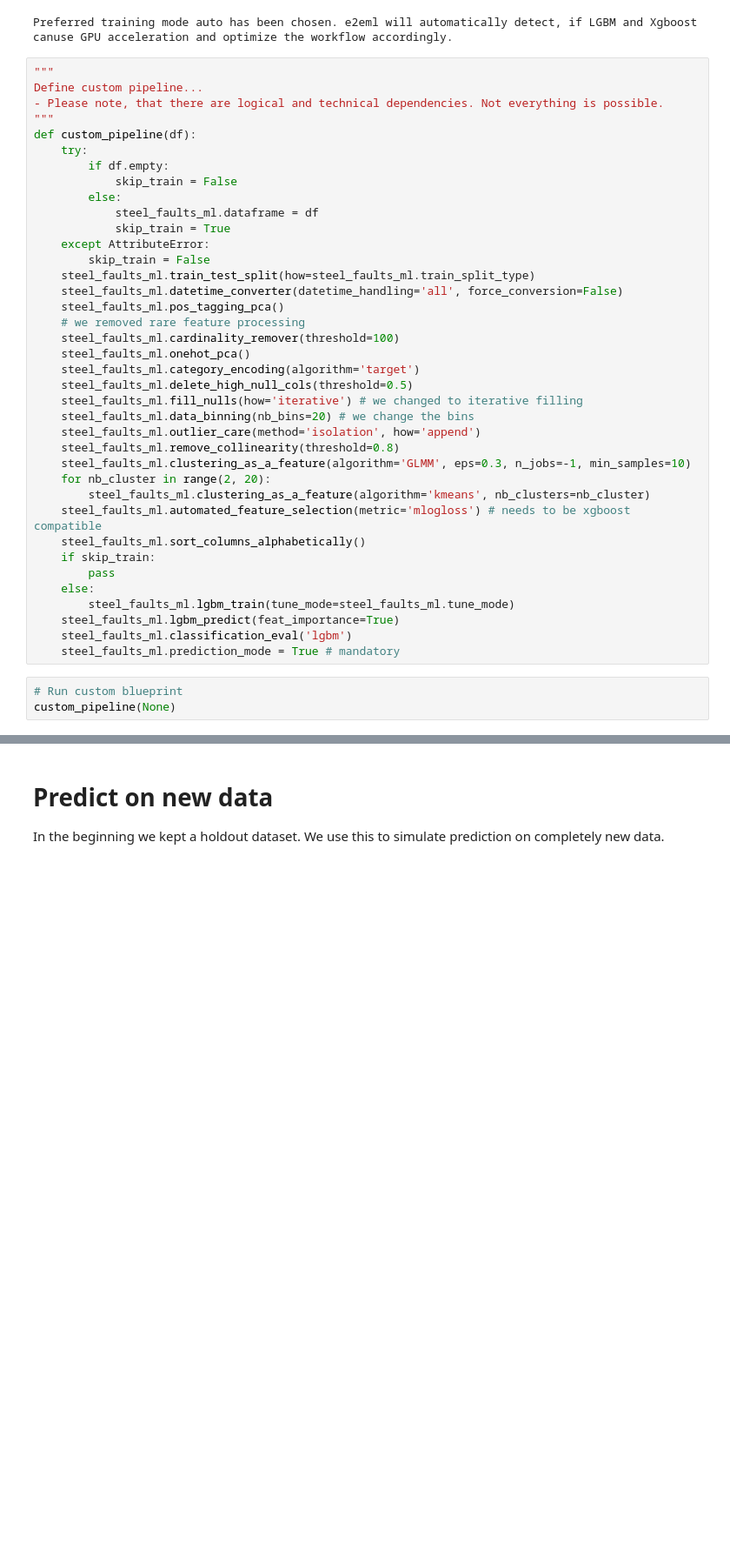
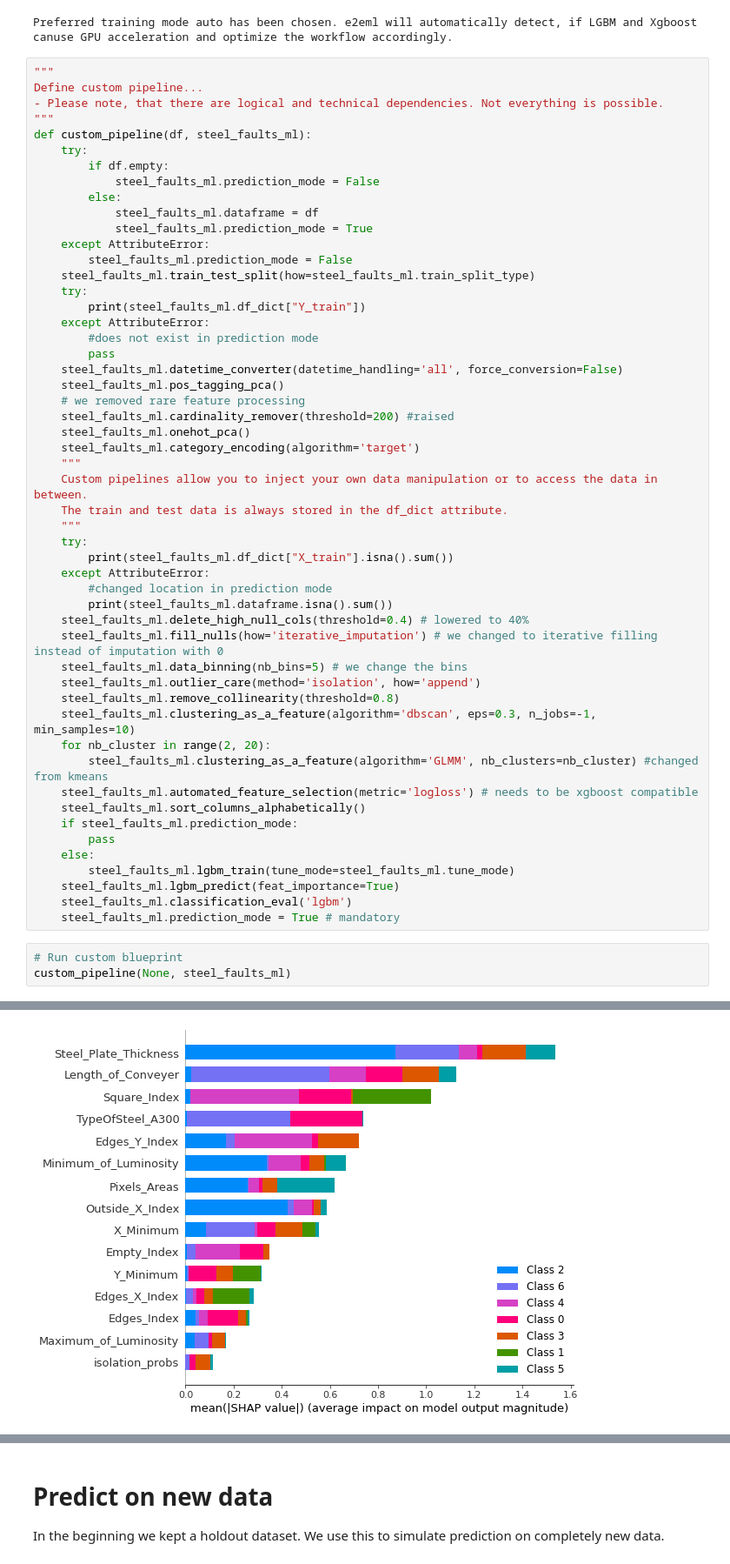
Before and after one commit to ThomasMeissnerDS/e2e_ml, a Jupyter notebook: Example notebooks/Steel plate fault (multiclass classification)/Steel plate faults multiclass classification with custom pipeline .ipynb, the cells around one changed output, grey strips where cells are left out. Shown: that part at 87% size. Cells and saved outputs as stored; diff of their text form; blank space fills up the shorter version.

Commit message:
Removed skip_train parameter in blueprints, added multiclass example notebook

```diff
--- a/Example notebooks/Steel plate fault (multiclass classification)/Steel plate faults multiclass classification with custom pipeline .ipynb
+++ b/Example notebooks/Steel plate fault (multiclass classification)/Steel plate faults multiclass classification with custom pipeline .ipynb
@@ -84,33 +91,47 @@ Preferred training mode auto has been chosen. e2eml will automatically detect, i
 Define custom pipeline...
 - Please note, that there are logical and technical dependencies. Not everything is possible.
 """
-def custom_pipeline(df):
+def custom_pipeline(df, steel_faults_ml):
     try:
         if df.empty:
-            skip_train = False
+            steel_faults_ml.prediction_mode = False
         else:
             steel_faults_ml.dataframe = df
-            skip_train = True
+            steel_faults_ml.prediction_mode = True
     except AttributeError:
-        skip_train = False
+        steel_faults_ml.prediction_mode = False
     steel_faults_ml.train_test_split(how=steel_faults_ml.train_split_type)
+    try:
+        print(steel_faults_ml.df_dict["Y_train"])
+    except AttributeError:
+        #does not exist in prediction mode
+        pass
     steel_faults_ml.datetime_converter(datetime_handling='all', force_conversion=False)
     steel_faults_ml.pos_tagging_pca()
     # we removed rare feature processing
-    steel_faults_ml.cardinality_remover(threshold=100)
+    steel_faults_ml.cardinality_remover(threshold=200) #raised
     steel_faults_ml.onehot_pca()
     steel_faults_ml.category_encoding(algorithm='target')
-    steel_faults_ml.delete_high_null_cols(threshold=0.5)
-    steel_faults_ml.fill_nulls(how='iterative') # we changed to iterative filling
-    steel_faults_ml.data_binning(nb_bins=20) # we change the bins
+    """
+    Custom pipelines allow you to inject your own data manipulation or to access the data in between.
+    The train and test data is always stored in the df_dict attribute.
+    """
+    try:
+        print(steel_faults_ml.df_dict["X_train"].isna().sum())
+    except AttributeError:
+        #changed location in prediction mode
+        print(steel_faults_ml.dataframe.isna().sum())
+    steel_faults_ml.delete_high_null_cols(threshold=0.4) # lowered to 40%
+    steel_faults_ml.fill_nulls(how='iterative_imputation') # we changed to iterative filling instead of imputation with 0
+    steel_faults_ml.data_binning(nb_bins=5) # we change the bins
     steel_faults_ml.outlier_care(method='isolation', how='append')
     steel_faults_ml.remove_collinearity(threshold=0.8)
-    steel_faults_ml.clustering_as_a_feature(algorithm='GLMM', eps=0.3, n_jobs=-1, min_samples=10)
+    steel_faults_ml.clustering_as_a_feature(algorithm='dbscan', eps=0.3, n_jobs=-1, min_samples=10)
     for nb_cluster in range(2, 20):
-        steel_faults_ml.clustering_as_a_feature(algorithm='kmeans', nb_clusters=nb_cluster)
-    steel_faults_ml.automated_feature_selection(metric='mlogloss') # needs to be xgboost compatible
+        steel_faults_ml.clustering_as_a_feature(algorithm='GLMM', nb_clusters=nb_cluster) #changed from kmeans
+    steel_faults_ml.automated_feature_selection(metric='logloss') # needs to be xgboost compatible
     steel_faults_ml.sort_columns_alphabetically()
-    if skip_train:
+    if steel_faults_ml.prediction_mode:
         pass
     else:
         steel_faults_ml.lgbm_train(tune_mode=steel_faults_ml.tune_mode)
@@ -119,5 +140,5 @@ def custom_pipeline(df):
     steel_faults_ml.prediction_mode = True # mandatory
 # %%
 # Run custom blueprint
-custom_pipeline(None)
+custom_pipeline(None, steel_faults_ml)
 # %% [output]
@@ -125,0 +226 @@ AttributeError: 'ClassificationBluePrint' object has no attribute 'dataframe'
+[figure, added]
```
Also changed, not shown: parts of 8 cells of this notebook, 13 other files.
